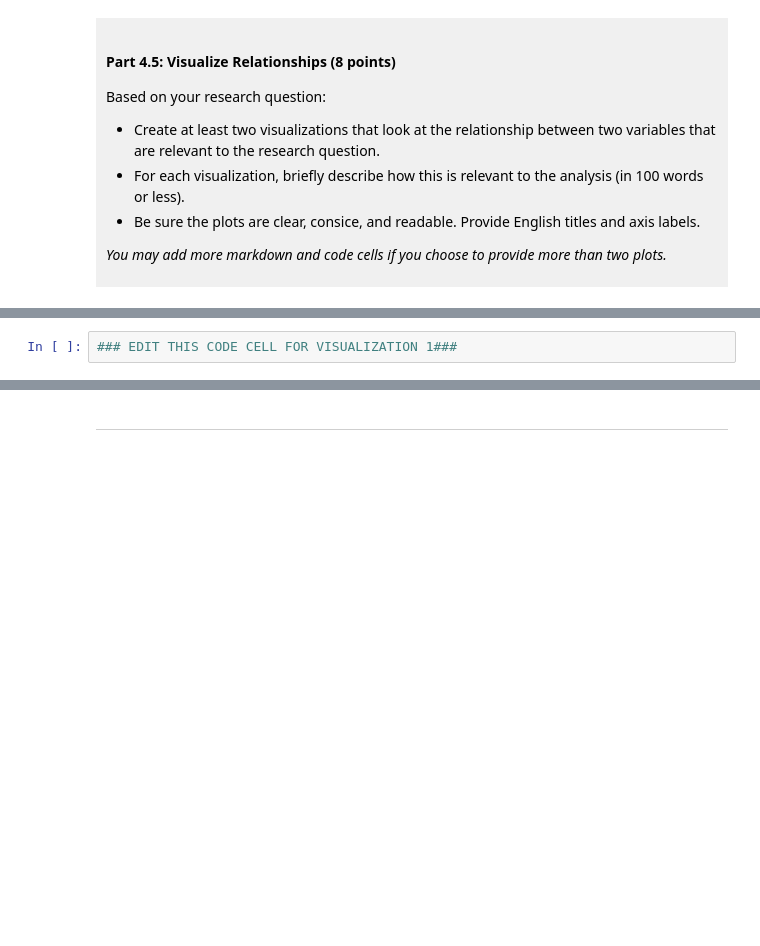
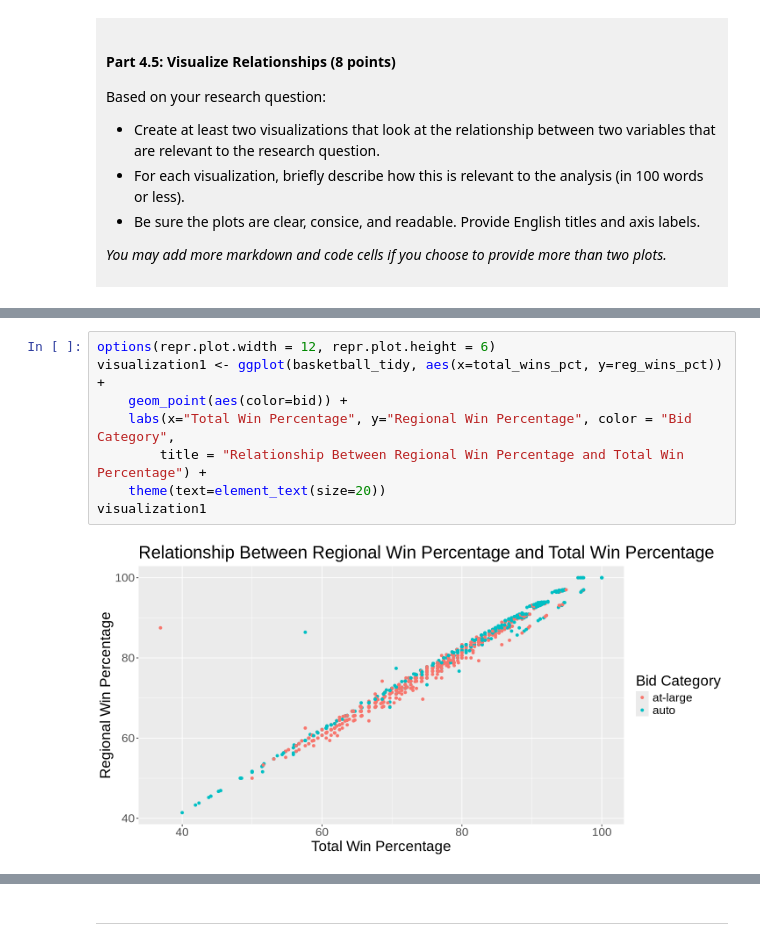
Before and after one commit to dorisliu200707-cmd/dsci100-project, a Jupyter notebook: dsci-100-project-notebook.ipynb, the cells around one changed output, grey strips where cells are left out. Saved outputs shown, nothing was run; the diff lists cells and outputs as text; blank space fills up the shorter version.

```diff
--- a/dsci-100-project-notebook.ipynb
+++ b/dsci-100-project-notebook.ipynb
@@ -324,3 +396,11 @@ Visualization 1: %%% EDIT THIS MARKDOWN CELL%%%
 # %%
-### EDIT THIS CODE CELL FOR VISUALIZATION 1###
+options(repr.plot.width = 12, repr.plot.height = 6)
+visualization1 <- ggplot(basketball_tidy, aes(x=total_wins_pct, y=reg_wins_pct)) +
+    geom_point(aes(color=bid)) +
+    labs(x="Total Win Percentage", y="Regional Win Percentage", color = "Bid Category",
+        title = "Relationship Between Regional Win Percentage and Total Win Percentage") +
+    theme(text=element_text(size=20))
+visualization1
+# %% [output]
+[figure, added]
 # %% [markdown]
```
Also changed, not shown: parts of 11 cells of this notebook.
